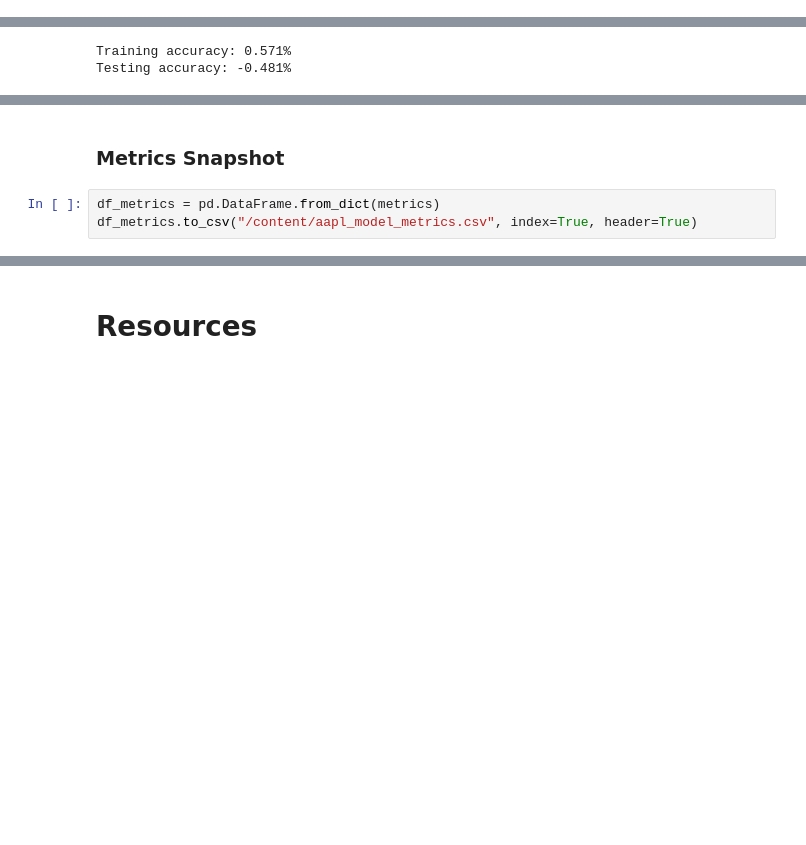
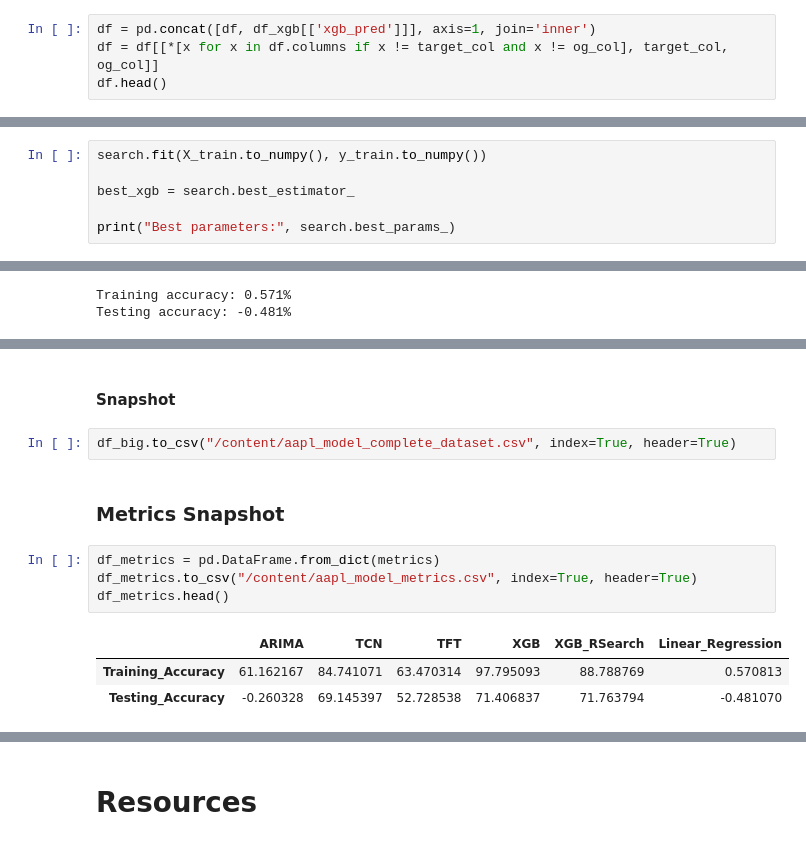
Before and after one commit to danCoder93/ENSF611-FinPrediction, a Jupyter notebook: src/FinPrediction.ipynb, the cells around one changed output, grey strips where cells are left out. Saved outputs shown, nothing was run; the diff lists cells and outputs as text; blank space fills up the shorter version.

Commit message:
Adding changes from conor and john and adding some more dataset snapshots

```diff
--- a/src/FinPrediction.ipynb
+++ b/src/FinPrediction.ipynb
@@ -648,0 +730,4 @@ Testing accuracy: 66.617%
+# %%
+df = pd.concat([df, df_xgb[['xgb_pred']]], axis=1, join='inner')
+df = df[[*[x for x in df.columns if x != target_col and x != og_col], target_col, og_col]]
+df.head()
@@ -648,0 +778,6 @@ Testing accuracy: 66.617%
+# %%
+search.fit(X_train.to_numpy(), y_train.to_numpy())
+
+best_xgb = search.best_estimator_
+
+print("Best parameters:", search.best_params_)
@@ -700,5 +932,14 @@ Testing accuracy: -0.481%
+# %% [markdown]
+#### Snapshot
+# %%
+df_big.to_csv("/content/aapl_model_complete_dataset.csv", index=True, header=True)
 # %% [markdown]
 ### Metrics Snapshot
 # %%
 df_metrics = pd.DataFrame.from_dict(metrics)
 df_metrics.to_csv("/content/aapl_model_metrics.csv", index=True, header=True)
+df_metrics.head()
+# %% [output]
+|  | ARIMA | TCN | TFT | XGB | XGB_RSearch | Linear_Regression |
+| Training_Accuracy | 61.162167 | 84.741071 | 63.470314 | 97.795093 | 88.788769 | 0.570813 |
+| Testing_Accuracy | -0.260328 | 69.145397 | 52.728538 | 71.406837 | 71.763794 | -0.481070 |
```
Also changed, not shown: parts of 67 cells of this notebook, 2 other files.
